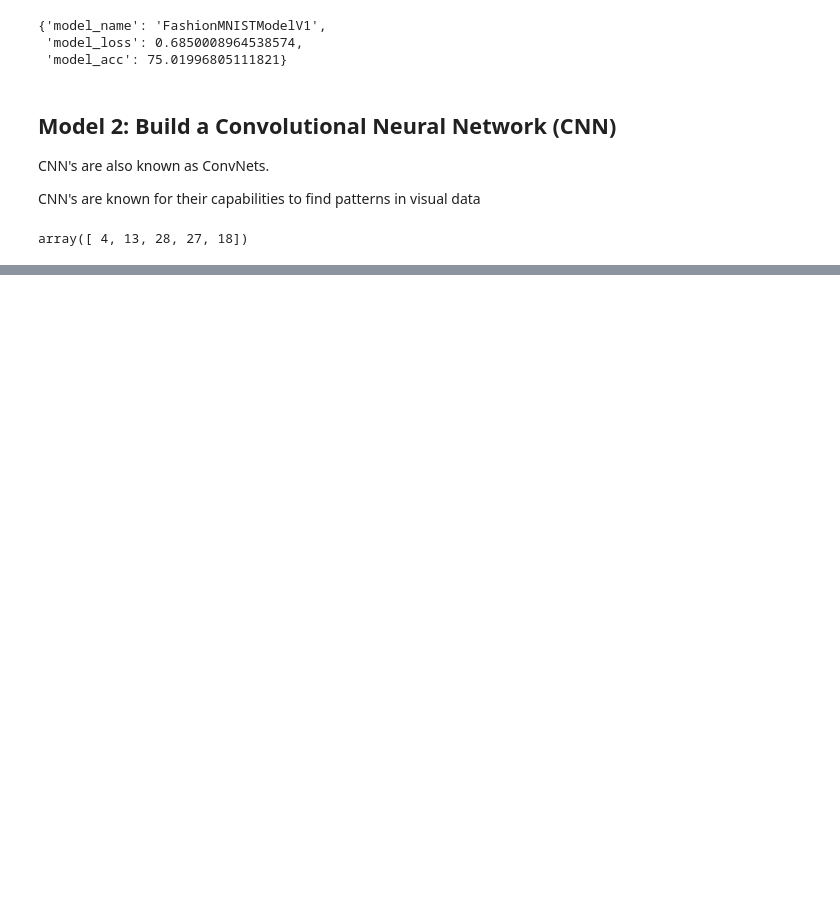
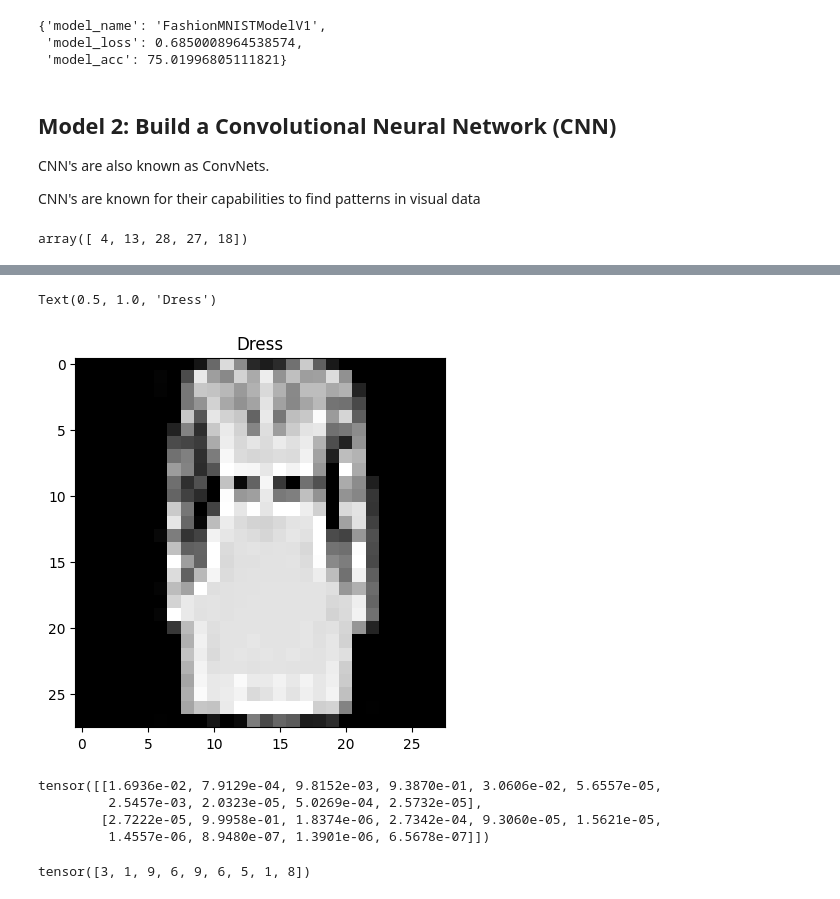
Before and after one commit to maronem/PyTorch, a Jupyter notebook: 03_pytorch_computer_vision.ipynb, the cells around one changed output, grey strips where cells are left out. Saved outputs shown, nothing was run; the diff lists cells and outputs as text; code cells hidden in the pictures; blank space fills up the shorter version.

```diff
--- a/03_pytorch_computer_vision.ipynb
+++ b/03_pytorch_computer_vision.ipynb
@@ -907,0 +1152,37 @@ FashionMNISTModelV2(
+# %%
+import random
+#random.seed(42)
+test_samples = []
+test_labels = []
+
+for sample, label in random.sample(list(test_data), k=9):
+  test_samples.append(sample)
+  test_labels.append(label)
+
+  # View first sample shape
+  test_samples[0].shape
+# %%
+plt.imshow(test_samples[0].squeeze(), cmap="gray")
+plt.title(class_names[test_labels[0]])
+# %% [output]
+Text(0.5, 1.0, 'Dress')
+[figure, added]
+# %%
+# Make predictions
+pred_probs = make_predictions(model=model_2,
+                              data = test_samples,
+                              device=device)
+
+# View first two prediction probs
+pred_probs[:2]
+# %% [output]
+tensor([[1.6936e-02, 7.9129e-04, 9.8152e-03, 9.3870e-01, 3.0606e-02, 5.6557e-05,
+         2.5457e-03, 2.0323e-05, 5.0269e-04, 2.5732e-05],
+        [2.7222e-05, 9.9958e-01, 1.8374e-06, 2.7342e-04, 9.3060e-05, 1.5621e-05,
+         1.4557e-06, 8.9480e-07, 1.3901e-06, 6.5678e-07]])
+# %%
+# Convert prediction probs to labels
+pred_classes = pred_probs.argmax(dim=1)
+pred_classes
+# %% [output]
+tensor([3, 1, 9, 6, 9, 6, 5, 1, 8])
```
Also changed, not shown: parts of 44 cells of this notebook.
